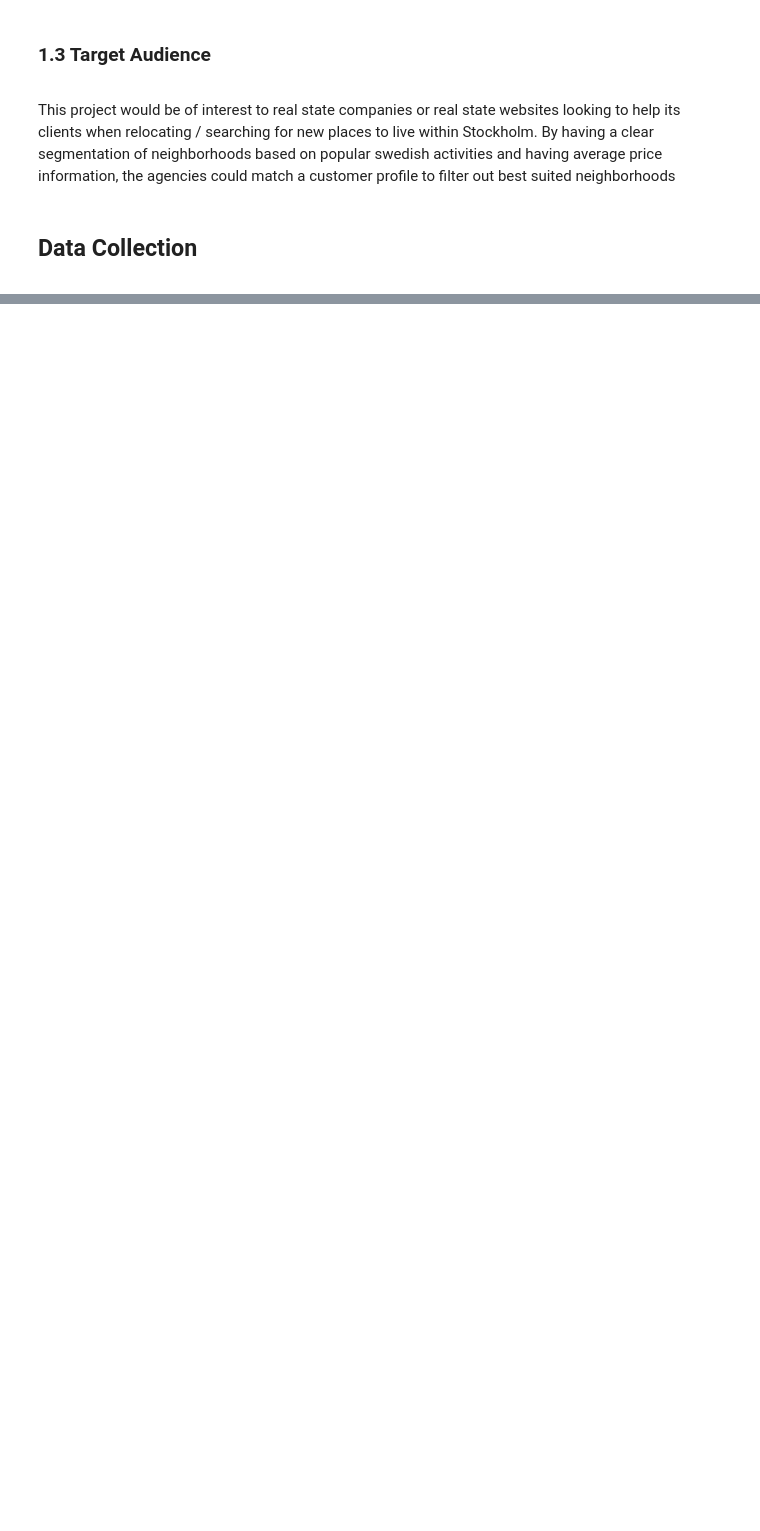
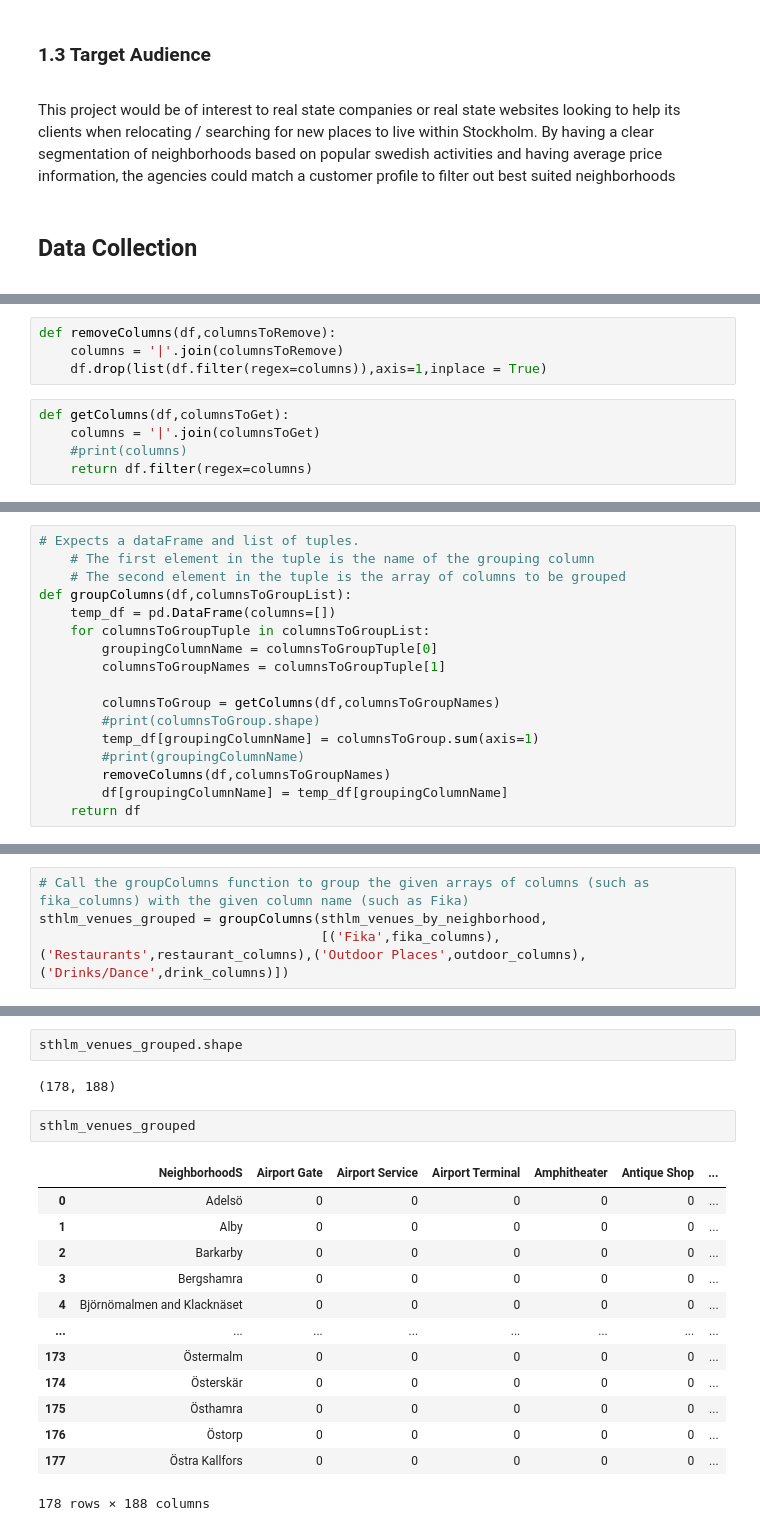
Before and after one commit to agarciatome/Coursera_Capstone, a Jupyter notebook: Coursera_Capstone.ipynb, the cells around one changed output, grey strips where cells are left out. Drawn from its saved outputs; the diff is of its cells as text; blank space fills up the shorter version.

```diff
--- a/Coursera_Capstone.ipynb
+++ b/Coursera_Capstone.ipynb
@@ -69,0 +684,9 @@ import pandas as pd
+# %%
+def removeColumns(df,columnsToRemove):
+    columns = '|'.join(columnsToRemove)
+    df.drop(list(df.filter(regex=columns)),axis=1,inplace = True)
+# %%
+def getColumns(df,columnsToGet):
+    columns = '|'.join(columnsToGet)
+    #print(columns)
+    return df.filter(regex=columns)
@@ -69,0 +695,17 @@ import pandas as pd
+# %%
+# Expects a dataFrame and list of tuples.
+    # The first element in the tuple is the name of the grouping column
+    # The second element in the tuple is the array of columns to be grouped
+def groupColumns(df,columnsToGroupList):
+    temp_df = pd.DataFrame(columns=[])
+    for columnsToGroupTuple in columnsToGroupList:
+        groupingColumnName = columnsToGroupTuple[0]
+        columnsToGroupNames = columnsToGroupTuple[1]
+
+        columnsToGroup = getColumns(df,columnsToGroupNames)
+        #print(columnsToGroup.shape)
+        temp_df[groupingColumnName] = columnsToGroup.sum(axis=1)
+        #print(groupingColumnName)
+        removeColumns(df,columnsToGroupNames)
+        df[groupingColumnName] = temp_df[groupingColumnName]
+    return df
@@ -69,0 +714,4 @@ import pandas as pd
+# %%
+# Call the groupColumns function to group the given arrays of columns (such as fika_columns) with the given column name (such as Fika)
+sthlm_venues_grouped = groupColumns(sthlm_venues_by_neighborhood,
+                                    [('Fika',fika_columns),('Restaurants',restaurant_columns),('Outdoor Places',outdoor_columns),('Drinks/Dance',drink_columns)])
@@ -69,0 +720,20 @@ import pandas as pd
+# %%
+sthlm_venues_grouped.shape
+# %% [output]
+(178, 188)
+# %%
+sthlm_venues_grouped
+# %% [output]
+|  | NeighborhoodS | Airport Gate | Airport Service | Airport Terminal | Amphitheater | Antique Shop | ... |
+| 0 | Adelsö | 0 | 0 | 0 | 0 | 0 | ... |
+| 1 | Alby | 0 | 0 | 0 | 0 | 0 | ... |
+| 2 | Barkarby | 0 | 0 | 0 | 0 | 0 | ... |
+| 3 | Bergshamra | 0 | 0 | 0 | 0 | 0 | ... |
+| 4 | Björnömalmen and Klacknäset | 0 | 0 | 0 | 0 | 0 | ... |
+| ... | ... | ... | ... | ... | ... | ... | ... |
+| 173 | Östermalm | 0 | 0 | 0 | 0 | 0 | ... |
+| 174 | Österskär | 0 | 0 | 0 | 0 | 0 | ... |
+| 175 | Östhamra | 0 | 0 | 0 | 0 | 0 | ... |
+| 176 | Östorp | 0 | 0 | 0 | 0 | 0 | ... |
+| 177 | Östra Kallfors | 0 | 0 | 0 | 0 | 0 | ... |
+178 rows × 188 columns
```
Also changed, not shown: parts of 142 cells of this notebook.
